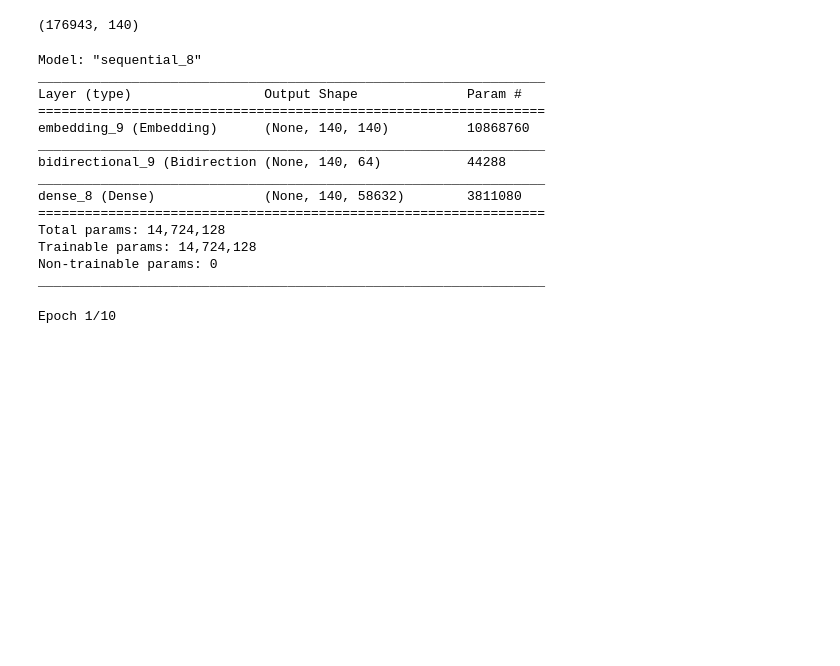
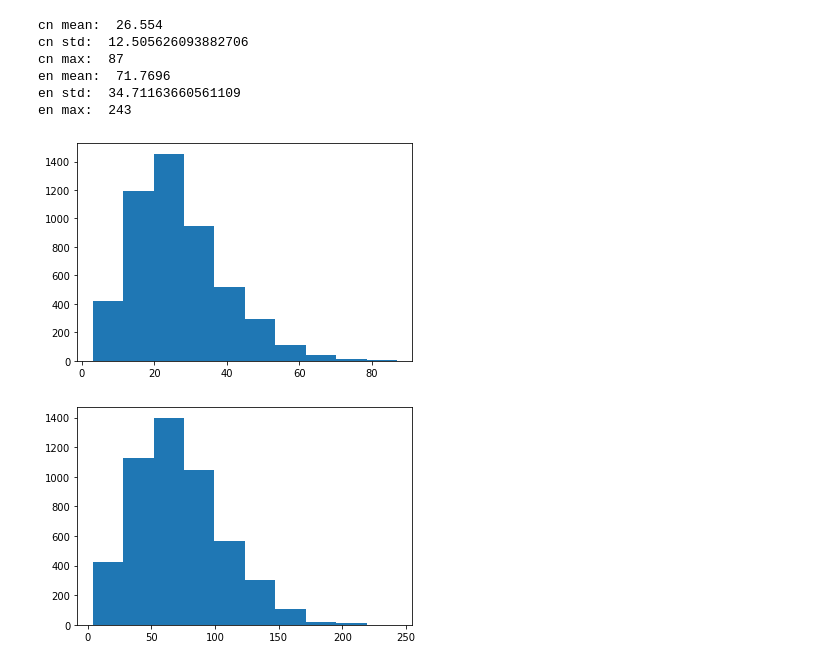
Before and after one commit to ArdenteX/LSTM-Translation, a Jupyter notebook: WordVector.ipynb, the cells around one changed output. Drawn from its saved outputs; the diff is of its cells as text; code cells hidden in the pictures; blank space fills up the shorter version.

```diff
--- a/WordVector.ipynb
+++ b/WordVector.ipynb
@@ -23,4 +61,5 @@ df_en = load_data(path_en)
 # %%
-df_cn = df_cn.apply(lambda x: ' '.join(jieba.cut(x)))
+df_cn_train = df_cn_train.apply(lambda x: ' '.join(jieba.cut(x)))
+df_en_train = df_en_train.apply(lambda x: ' '.join(jieba.cut(x)))
 # %% [output]
 Building prefix dict from the default dictionary ...
@@ -29,7 +68,4 @@ Loading model cost 0.691 seconds.
 Prefix dict has been built successfully.
-# %%
-df_cn_train = df_cn[: int(len(df_cn) * 0.7)]
-df_en_train = df_en[: int(len(df_cn) * 0.7)]
 # %%
 '''
     Use the Tokenizer to transform the word into number
@@ -41,10 +77,17 @@ df_en_train = df_en[: int(len(df_cn) * 0.7)]
     After "texts_to_sequences", the sentence becames [1, 2, 3, 4]
     "pad_sequences" is used to let all sentences as the same list size.
 '''
- max_len = 140
-def to_vector(data):
-    tokenizer = Tokenizer(num_words=None, char_level=False)
-    tokenizer.fit_on_texts(data)
-    seq = tokenizer.texts_to_sequences(data)
-    vector = pad_sequences(seq, padding='post', maxlen=max_len)
-    return vector, len(tokenizer.word_index)
+tokenizer_cn = Tokenizer(num_words=None, char_level=False, filters='')
+tokenizer_en = Tokenizer(num_words=None, char_level=False, filters='')
+
+df_cn_train = df_cn_train.to_list()
+df_en_train = df_en_train.to_list()
+
+df_cn_train = [unicode_to_ascii(data) for data in df_cn_train]
+df_en_train_in = ['<start> ' + unicode_to_ascii(data) for data in df_en_train]
+df_en_train_out = [unicode_to_ascii(data) + '<end> ' for data in df_en_train]
+
+tokenizer_cn.fit_on_texts(df_cn_train)
+
+tokenizer_en.fit_on_texts(df_en_train_in)
+tokenizer_en.fit_on_texts(df_en_train_out)
@@ -54,6 +93,0 @@ en_vector, total_en = to_vector(df_en_train)
-# %%
-len(cn_vector)
-en_vector[0].size
-en_vector.shape
-# %% [output]
-(176943, 140)
@@ -74,21 +94,26 @@ model = initial_model()
-# %%
-model.summary()
-# %% [output]
-Model: "sequential_8"
-_________________________________________________________________
-Layer (type)                 Output Shape              Param #
-=================================================================
-embedding_9 (Embedding)      (None, 140, 140)          10868760
-_________________________________________________________________
-bidirectional_9 (Bidirection (None, 140, 64)           44288
-_________________________________________________________________
-dense_8 (Dense)              (None, 140, 58632)        3811080
-=================================================================
-Total params: 14,724,128
-Trainable params: 14,724,128
-Non-trainable params: 0
-_________________________________________________________________
-# %%
-model.fit(cn_vector, en_vector, batch_size=25, epochs=10)
-# %% [output]
-Epoch 1/10
+# %%
+cn_len = [len(x.split(' ')) for x in df_cn_train]
+en_len = [len(x.split(' ')) for x in df_en_train_in]
+
+plt.figure()
+plt.hist(cn_len)
+
+plt.figure()
+plt.hist(en_len)
+
+print("cn mean: ", np.mean(cn_len))
+print("cn std: ", np.std(cn_len))
+print("cn max: ", np.max(cn_len))
+
+print("en mean: ", np.mean(en_len))
+print("en std: ", np.std(en_len))
+print("en max: ", np.max(en_len))
+# %% [output]
+cn mean:  26.554
+cn std:  12.505626093882706
+cn max:  87
+en mean:  71.7696
+en std:  34.71163660561109
+en max:  243
+[figure, added]
+[figure, added]
```
Also changed, not shown: parts of 19 cells of this notebook.
